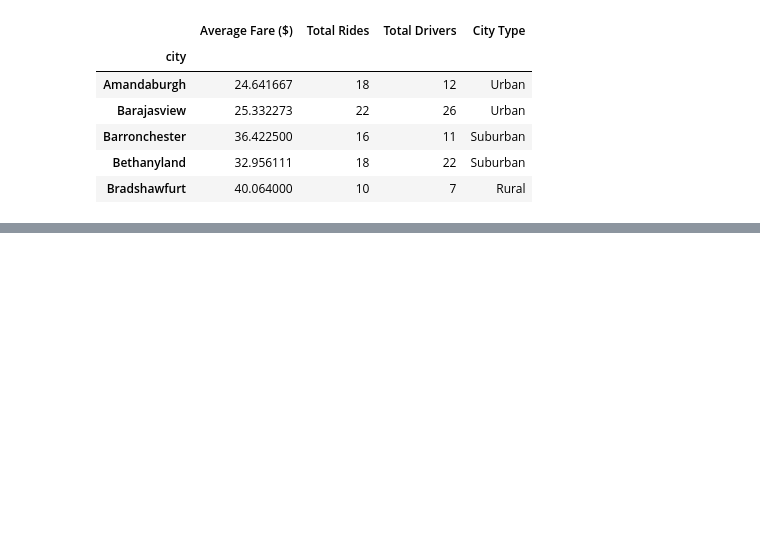
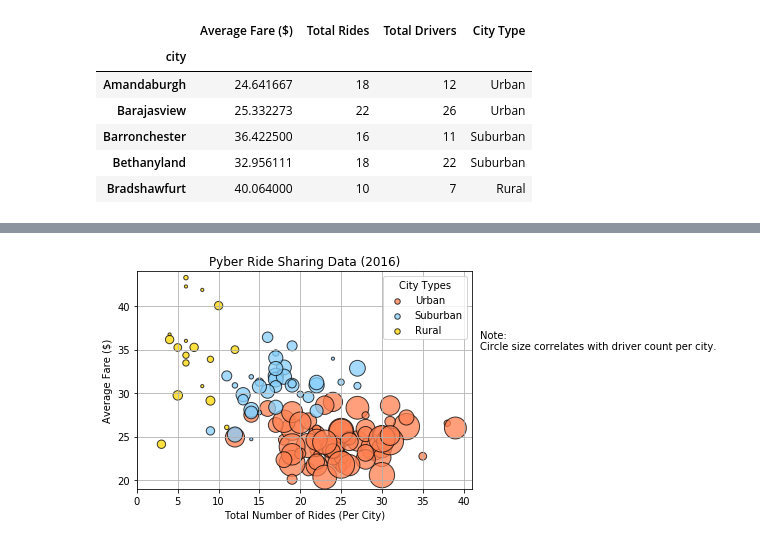
Before and after one commit to pickle-weasel/Matplotlib, a Jupyter notebook: Pyber.ipynb, the cells around one changed output, grey strips where cells are left out. Cells and saved outputs as stored; diff of their text form; code cells hidden in the pictures; blank space fills up the shorter version.

Commit message:
Adding final Pyber version

```diff
--- a/Pyber.ipynb
+++ b/Pyber.ipynb
@@ -45,11 +36,11 @@ total_drivers = ride_data_grouped['driver_count'].max()
 # %%
 city_type = ride_data_grouped['type'].max()
 # %%
-df = pd.DataFrame({'Average Fare ($)': average_fare,
+bubble_plot_df = pd.DataFrame({'Average Fare ($)': average_fare,
                    'Total Rides': total_rides,
                    'Total Drivers': total_drivers,
                    'City Type': city_type})
-df.head()
+bubble_plot_df.head()
 # %% [output]
 |  | Average Fare ($) | Total Rides | Total Drivers | City Type |
 | city |  |  |  |  |
@@ -81,0 +52,49 @@ SyntaxError: can't assign to literal (<ipython-input-119-e6e29c2812f4>, line 3)
+# %%
+# Obtain the x and y coordinates for each of the three city types
+
+urban = bubble_plot_df.loc[bubble_plot_df['City Type'] == 'Urban']
+suburban = bubble_plot_df.loc[bubble_plot_df['City Type'] == 'Suburban']
+rural = bubble_plot_df.loc[bubble_plot_df['City Type'] == 'Rural']
+
+x1 = urban['Total Rides']
+y1 = urban['Average Fare ($)']
+
+x2 = suburban['Total Rides']
+y2 = suburban['Average Fare ($)']
+
+x3 = rural['Total Rides']
+y3 = rural['Average Fare ($)']
+
+# Build the scatter plots for each city types
+
+sizes = [urban['Total Drivers'] * 10, suburban['Total Drivers'] * 10, rural['Total Drivers'] * 10]
+colors = ['coral', 'lightskyblue', 'gold']
+
+plt.scatter(x1, y1, s=sizes[0], linewidths=1, c=colors[0], edgecolor='black', alpha=0.75, label='Urban')
+plt.scatter(x2, y2, s=sizes[1], linewidths=1, c=colors[1], edgecolor='black', alpha=0.75, label='Suburban')
+plt.scatter(x3, y3, s=sizes[2], linewidths=1, c=colors[2], edgecolor='black', alpha=0.75, label='Rural')
+
+# Incorporate the other graph properties
+
+plt.title('Pyber Ride Sharing Data (2016)')
+plt.xlabel('Total Number of Rides (Per City)')
+plt.ylabel('Average Fare ($)')
+
+plt.xlim(0, 41)
+plt.ylim(19, 44)
+plt.grid(True)
+
+# Create a legend
+
+legend = plt.legend(title='City Types', loc='best')
+
+for handler in legend.legendHandles:
+    handler._sizes = [30]
+
+# Incorporate a text label regarding circle size
+
+plt.text(42, 35, 'Note:\nCircle size correlates with driver count per city.')
+
+plt.show()
+# %% [output]
+[figure, added]
```
Also changed, not shown: parts of 7 cells of this notebook, 1 other file.
